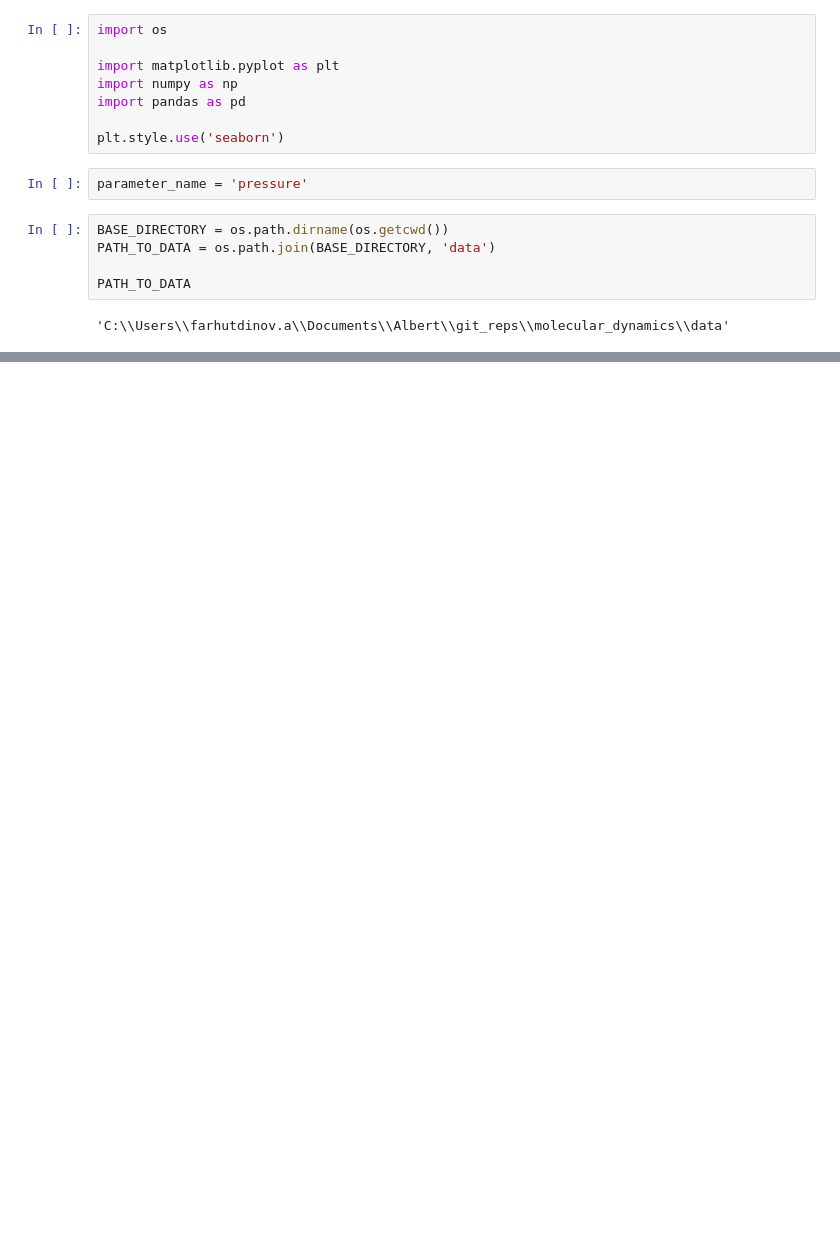
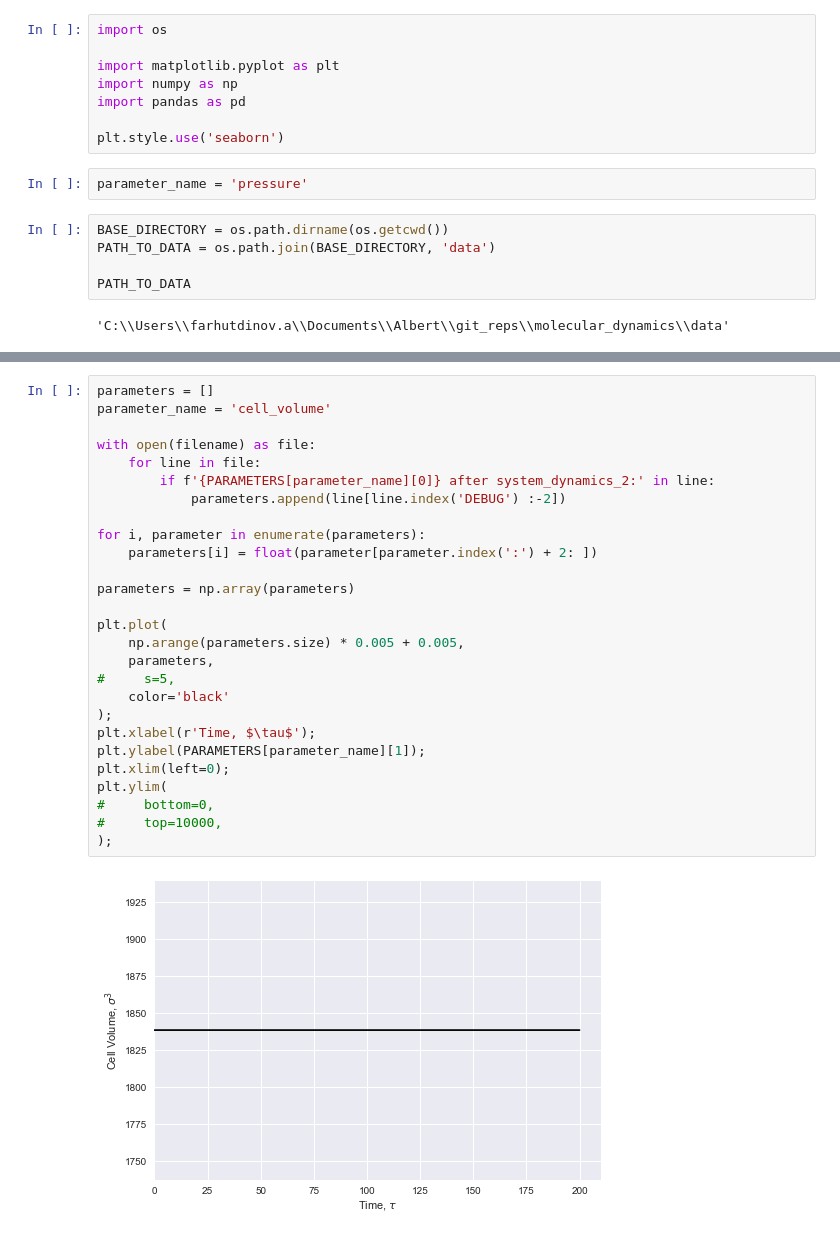
Before and after one commit to AlbertFarkhutdinov/molecular_dynamics, a Jupyter notebook: notebooks/parameter_from_log.ipynb, the cells around one changed output, grey strips where cells are left out. Drawn from its saved outputs; the diff is of its cells as text; blank space fills up the shorter version.

```diff
--- a/notebooks/parameter_from_log.ipynb
+++ b/notebooks/parameter_from_log.ipynb
@@ -89,0 +91,29 @@ plt.ylim(
+# %%
+parameters = []
+parameter_name = 'cell_volume'
+
+with open(filename) as file:
+    for line in file:
+        if f'{PARAMETERS[parameter_name][0]} after system_dynamics_2:' in line:
+            parameters.append(line[line.index('DEBUG') :-2])
+
+for i, parameter in enumerate(parameters):
+    parameters[i] = float(parameter[parameter.index(':') + 2: ])
+
+parameters = np.array(parameters)
+
+plt.plot(
+    np.arange(parameters.size) * 0.005 + 0.005,
+    parameters,
+#     s=5,
+    color='black'
+);
+plt.xlabel(r'Time, $\tau$');
+plt.ylabel(PARAMETERS[parameter_name][1]);
+plt.xlim(left=0);
+plt.ylim(
+#     bottom=0,
+#     top=10000,
+);
+# %% [output]
+[figure, added]
```
Also changed, not shown: parts of 4 cells of this notebook, 12 other files.
